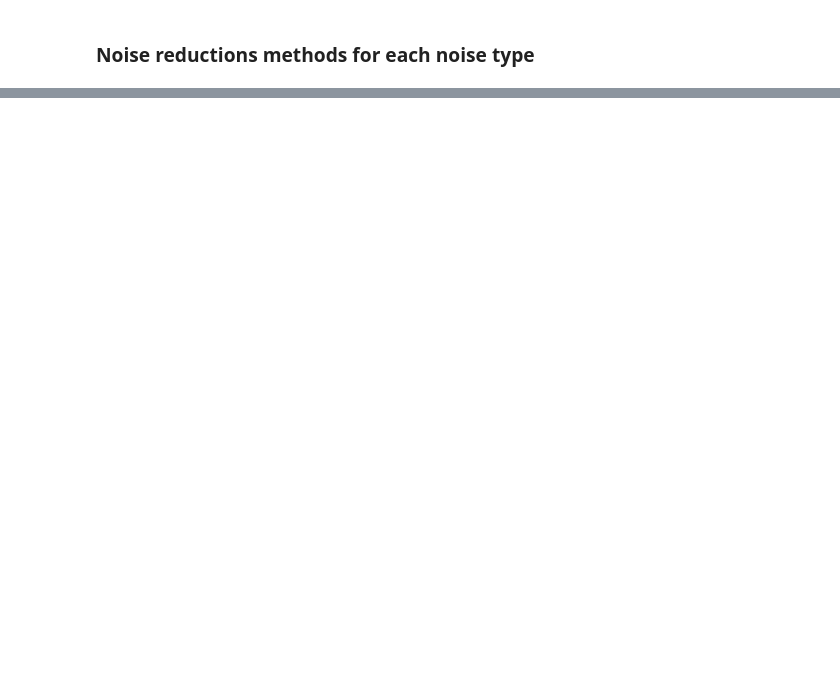
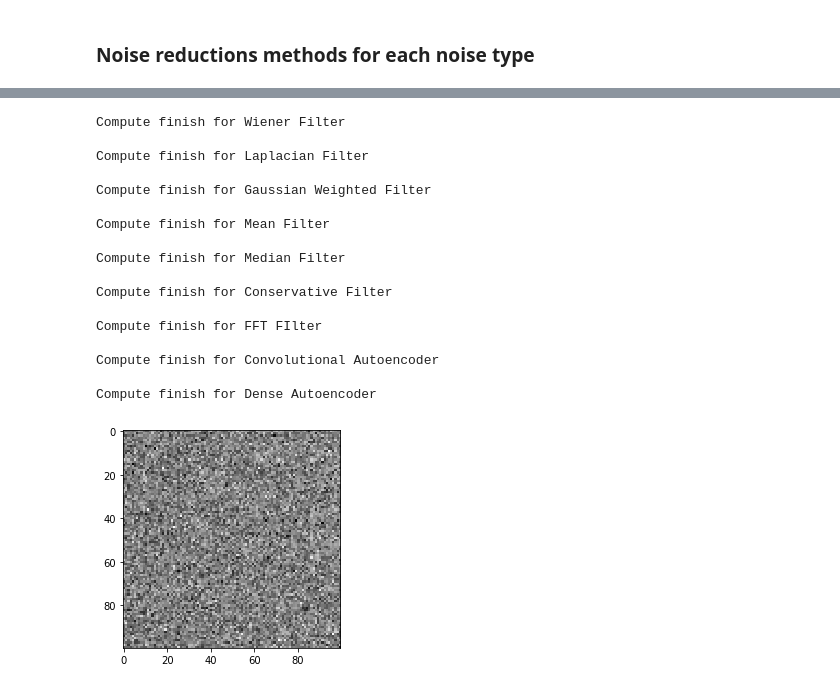
Before and after one commit to RomainCapo/ledebruiteur, a Jupyter notebook: Statistics.ipynb, the cells around one changed output, grey strips where cells are left out. Saved outputs shown, nothing was run; the diff lists cells and outputs as text; code cells hidden in the pictures; blank space fills up the shorter version.

```diff
--- a/Statistics.ipynb
+++ b/Statistics.ipynb
@@ -79,14 +75,14 @@ gan_model = load_model(os.path.join(working_dir, "saved_models"), "gan_generator
 # %% [markdown]
 ### Noise reduction methods
 # %%
-noise_reduction_methods = [('Wiener Filter', wiener_filter),
-                   ('Laplacian Filter', laplacian_filter),
-                   ('Gaussian Weighted Filter', gaussian_weighted_substract_filter),
-                   ('Mean Filter', mean_filter),
-                   ('Median Filter', median_filter),
-                   ('Conservative Filter', conservative_filter),
-                   ('FFT FIlter', fft_filter),
-                   ('Convolutional Autoencoder', lambda x : conv_ae_model.predict(x.reshape((1,100,100,1)))),
-                   ('Dense Autoencoder', lambda x : dense_ae_model.predict(x.reshape((1, 10000)))),
-                   ('Generative Adversarial Network', lambda x : gan_model.predict(x.reshape((1,100,100,1))))]
+noise_reduction_methods = [('Wiener Filter', lambda img: wiener_filter(img * 255)),
+                   ('Laplacian Filter', lambda img: laplacian_filter(img * 255)),
+                   ('Gaussian Weighted Filter', lambda img: gaussian_weighted_substract_filter(img * 255)),
+                   ('Mean Filter', lambda img: mean_filter(img * 255)),
+                   ('Median Filter', lambda img: median_filter(img * 255)),
+                   ('Conservative Filter', lambda img: conservative_filter(img * 255)),
+                   ('FFT FIlter', lambda img: fft_filter(img * 255)),
+                   ('Convolutional Autoencoder', lambda x : conv_ae_model.predict(x.reshape(1, 100, 100, 1)) * 255),
+                   ('Dense Autoencoder', lambda x : dense_ae_model.predict(x.reshape(1, 10000)) * 255),
+                   ('Generative Adversarial Network', lambda x : gan_model.predict(x.reshape(1, 100, 100, 1)) * 255)]
 # %% [markdown]
@@ -99,0 +137,21 @@ compute_noise_type_statistics(stats_gen, noise_reduction_methods, noise_class_li
+# %%
+compute_noise_type_statistics(stats_gen, noise_reduction_methods, noise_class_list, "PSNR")
+# %% [output]
+Compute finish for Wiener Filter
+
+Compute finish for Laplacian Filter
+
+Compute finish for Gaussian Weighted Filter
+
+Compute finish for Mean Filter
+
+Compute finish for Median Filter
+
+Compute finish for Conservative Filter
+
+Compute finish for FFT FIlter
+
+Compute finish for Convolutional Autoencoder
+
+Compute finish for Dense Autoencoder
+[figure, added]
```
Also changed, not shown: parts of 9 cells of this notebook, 14 other files.
